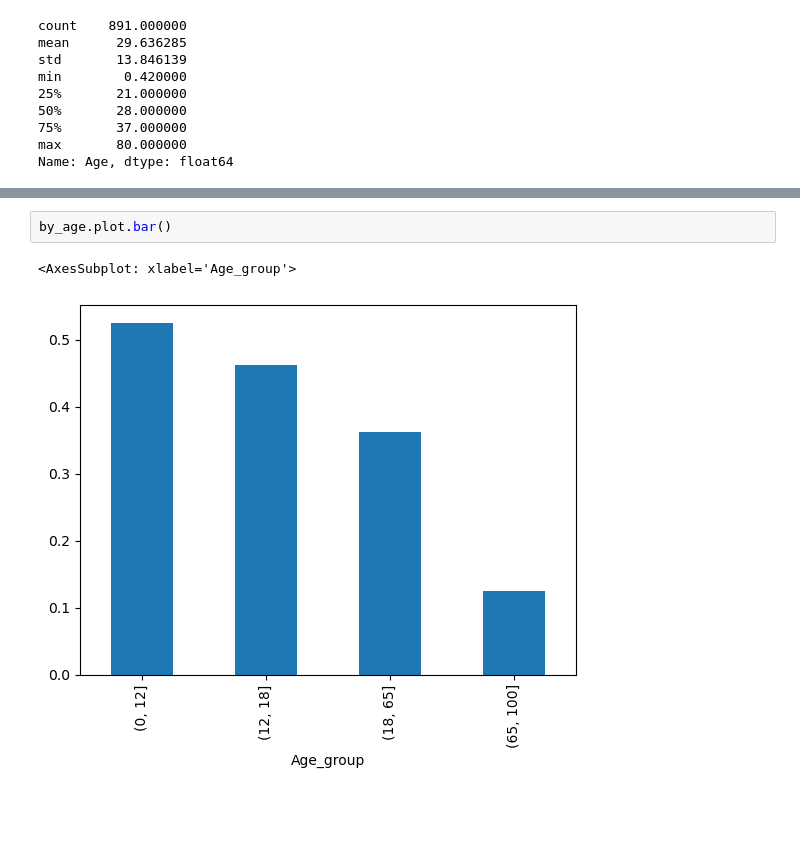
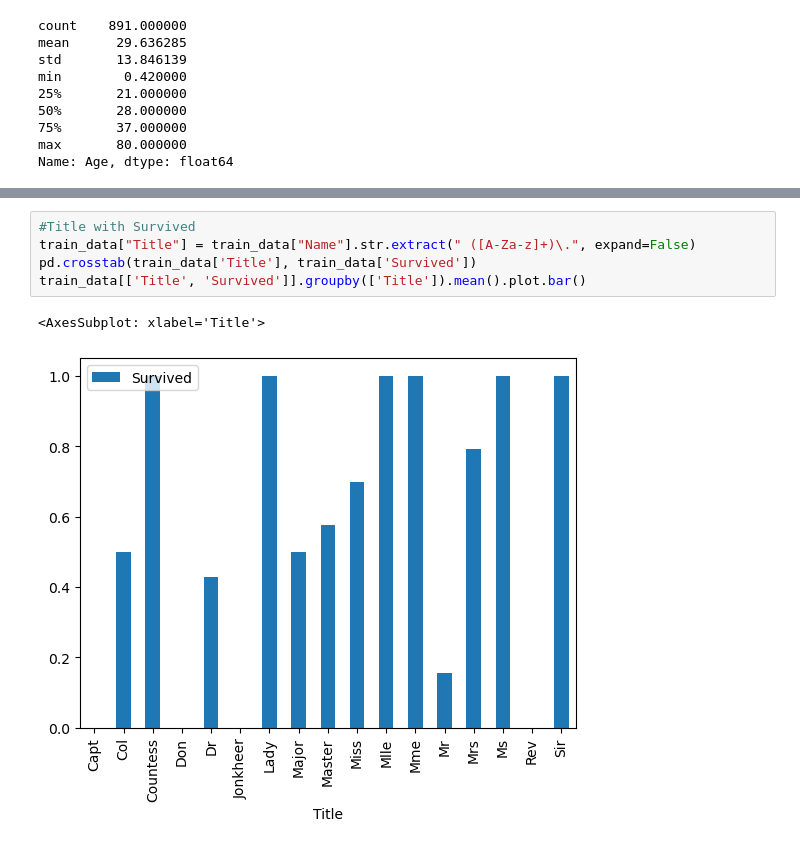
Before and after one commit to YulinCHEN-CS/Titanic, a Jupyter notebook: titanic_data.ipynb, the cells around one changed output, grey strips where cells are left out. Saved outputs shown, nothing was run; the diff lists cells and outputs as text; blank space fills up the shorter version.

```diff
--- a/titanic_data.ipynb
+++ b/titanic_data.ipynb
@@ -203,5 +199,8 @@ Name: Survived, dtype: float64
-# %%
-by_age.plot.bar()
-# %% [output]
-<AxesSubplot: xlabel='Age_group'>
-[figure, removed]
+# %%
+#Title with Survived
+train_data["Title"] = train_data["Name"].str.extract(" ([A-Za-z]+)\.", expand=False)
+pd.crosstab(train_data['Title'], train_data['Survived'])
+train_data[['Title', 'Survived']].groupby(['Title']).mean().plot.bar()
+# %% [output]
+<AxesSubplot: xlabel='Title'>
+[figure, added]
```
Also changed, not shown: parts of 2 cells of this notebook.
